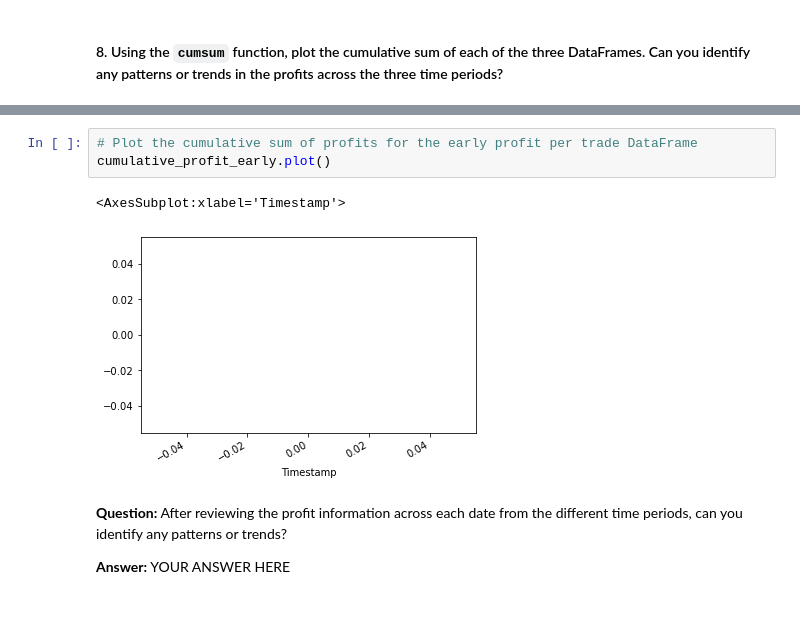
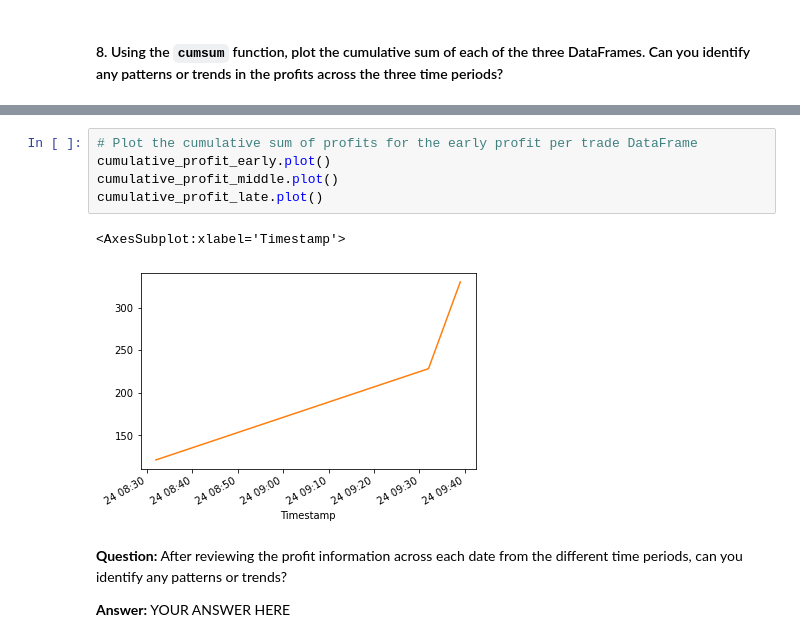
Before and after one commit to nadirahdurr/crypto_arbitrage, a Jupyter notebook: crypto_arbitrage.ipynb, the cells around one changed output, grey strips where cells are left out. Cells and saved outputs as stored; diff of their text form; blank space fills up the shorter version.

```diff
--- a/crypto_arbitrage.ipynb
+++ b/crypto_arbitrage.ipynb
@@ -647,9 +651,11 @@ cumulative_profit_early, cumulative_profit_middle, cumulative_profit_late
 # %%
 # Plot the cumulative sum of profits for the early profit per trade DataFrame
 cumulative_profit_early.plot()
+cumulative_profit_middle.plot()
+cumulative_profit_late.plot()
 # %% [output]
 <AxesSubplot:xlabel='Timestamp'>
-[figure, old version]
+[figure, new version]
 # %% [markdown]
 **Question:** After reviewing the profit information across each date from the different time periods, can you identify any patterns or trends?
 
```
Also changed, not shown: parts of 2 cells of this notebook, 3 other files.
